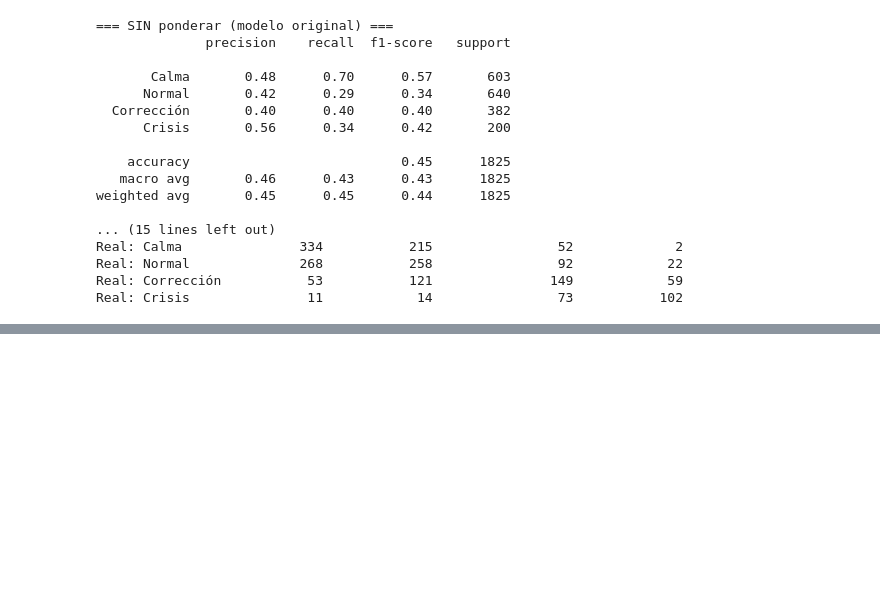
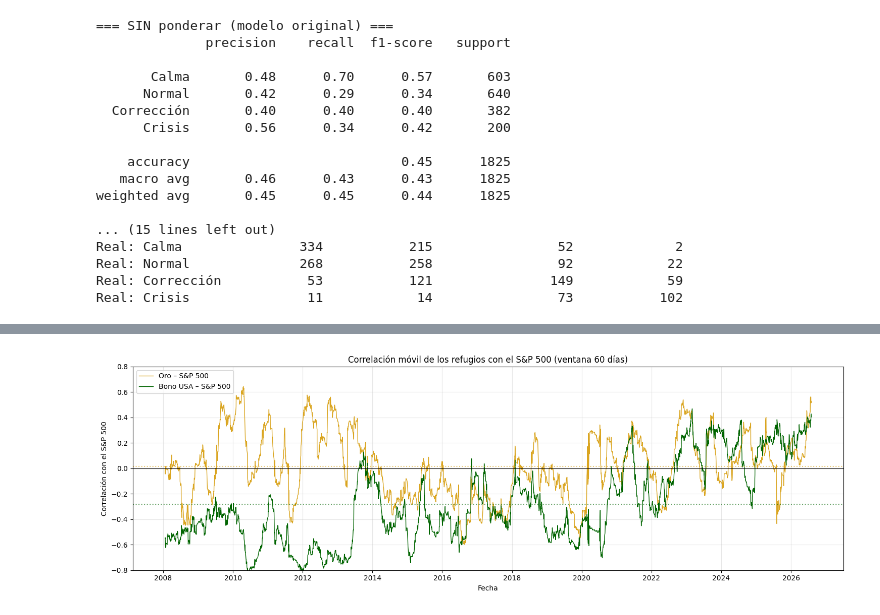
Before and after one commit to cristiangaymartin/tfm-estados-mercado, a Jupyter notebook: notebooks/03_tendencia.ipynb, the cells around one changed output, grey strips where cells are left out. Cells and saved outputs as stored; diff of their text form; code cells hidden in the pictures; blank space fills up the shorter version.

```diff
--- a/notebooks/03_tendencia.ipynb
+++ b/notebooks/03_tendencia.ipynb
@@ -509,0 +597,22 @@ Real: Crisis               11            14                73           102
+# %%
+# Correlación móvil de cada refugio con el conjunto de bolsas (usando el S&P como proxy del bloque bursátil)
+corr_oro  = retornos["Oro"].rolling(60).corr(retornos["SP500"])
+corr_bono = retornos["BonoUSA"].rolling(60).corr(retornos["SP500"])
+
+fig, ax = plt.subplots(figsize=(15, 5))
+ax.plot(corr_oro.index, corr_oro, color="goldenrod", linewidth=1, label="Oro – S&P 500")
+ax.plot(corr_bono.index, corr_bono, color="darkgreen", linewidth=1, label="Bono USA – S&P 500")
+ax.axhline(0, color="black", linewidth=0.8)
+ax.axhline(corr_oro.mean(), color="goldenrod", linestyle=":", alpha=0.6)
+ax.axhline(corr_bono.mean(), color="darkgreen", linestyle=":", alpha=0.6)
+ax.set_title("Correlación móvil de los refugios con el S&P 500 (ventana 60 días)")
+ax.set_ylabel("Correlación con el S&P 500")
+ax.set_xlabel("Fecha")
+ax.set_ylim(-0.8, 0.8)
+ax.legend(loc="upper left")
+ax.grid(True, alpha=0.3)
+plt.tight_layout()
+plt.savefig(f"{RUTA_DOCS}/correlacion_refugios.png", dpi=150, bbox_inches="tight")
+plt.show()
+# %% [output]
+[figure, added]
```
Also changed, not shown: parts of 4 cells of this notebook.
